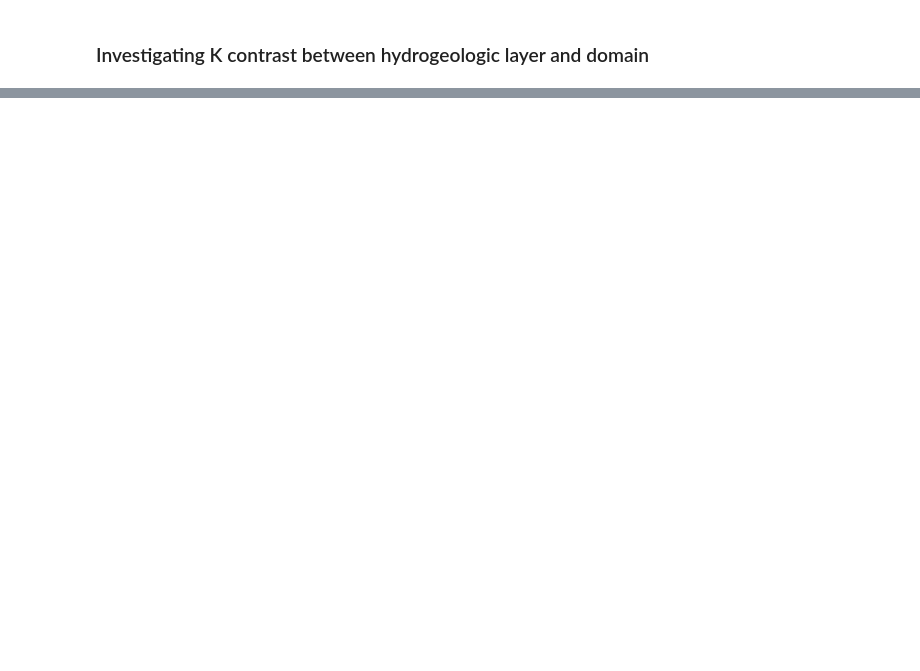
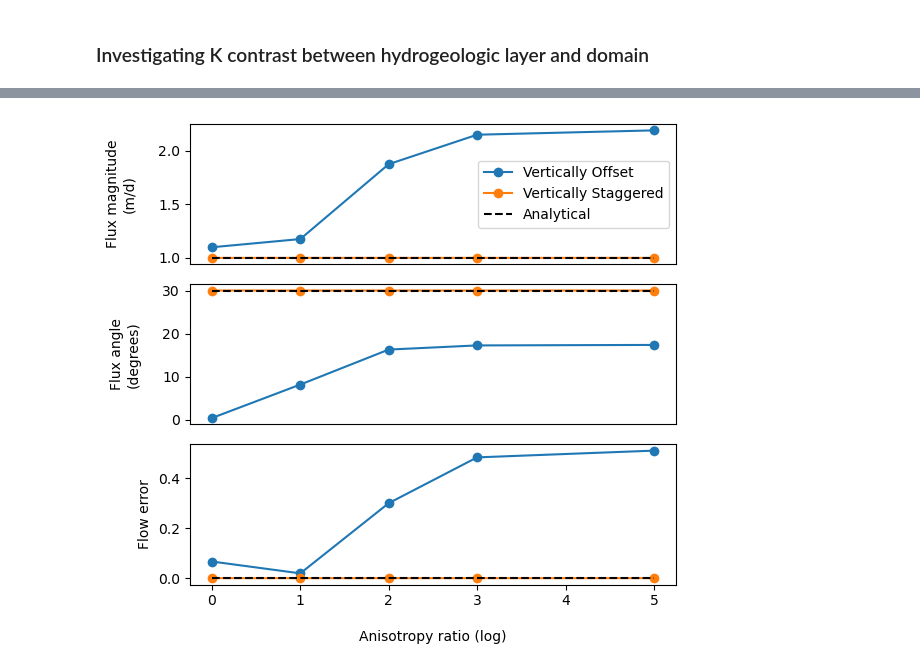
Before and after one commit to langevin-usgs/xt3d-vertically-staggered, a Jupyter notebook: python/disu_approach_paper_rev1.ipynb, the cells around one changed output, grey strips where cells are left out. Saved outputs shown, nothing was run; the diff lists cells and outputs as text; code cells hidden in the pictures; blank space fills up the shorter version.

Commit message:
anisotropic scenarios setup
Added Kerry's anisotropic scenarios setup to the main script

```diff
--- a/python/disu_approach_paper_rev1.ipynb
+++ b/python/disu_approach_paper_rev1.ipynb
@@ -185,4 +301,5 @@ fig4()
 # %%
-# TEMPORARILY COMMENTED OUT PENDING DEFINITION OF anisotropic_scenarios
-#%run ./figures_rev1.ipynb
-#fig5()
+%run ./figures_rev1.ipynb
+fig5()
+# %% [output]
+[figure, added]
```
Also changed, not shown: parts of 6 cells of this notebook, 2 other files.
